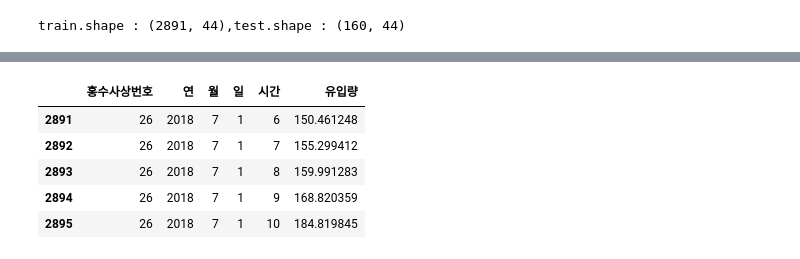
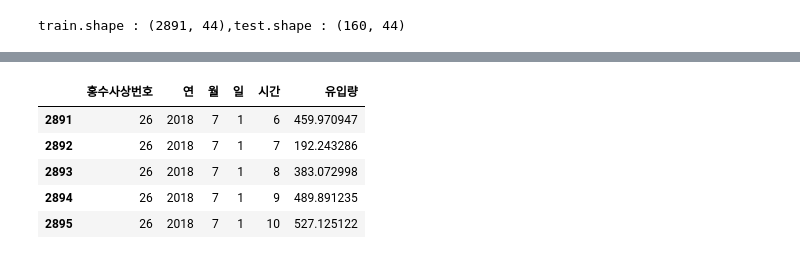
Before and after one commit to Sejong-Kaggle-Challengers/MAIN, a Jupyter notebook: [19-빅콘테스트]/황창현_홍수(최종).ipynb, the cells around one changed output, grey strips where cells are left out. Saved outputs shown, nothing was run; the diff lists cells and outputs as text; code cells hidden in the pictures.

Commit message:
20210827 모델링
1. lstm 수정

```diff
--- a/[19-빅콘테스트]/황창현_홍수(최종).ipynb
+++ b/[19-빅콘테스트]/황창현_홍수(최종).ipynb
@@ -15,0 +83,10 @@ import seaborn as sns
+# %%
+rmse_val = [] #to store rmse values for different k
+for K in range(1,21):
+    model = KNeighborsRegressor(n_neighbors = K,weights = "distance")
+
+    model.fit(x_train, y_train)  #fit the model
+    pred=model.predict(x_test) #make prediction on test set
+    error = np.sqrt(mean_squared_error(y_test,pred)) #calculate rmse
+    rmse_val.append(error) #store rmse values
+    print('RMSE value for k= ' , K , 'is:', error)
@@ -124,6 +264,0 @@ y_train.shape : (1782,), y_valid.shape : (764,)
-# %%
-test_feature=test_x[data.columns[1:]]
-test_label=test_x['유입량']
-
-test_feature,test_label=window_dataset(test_feature,test_label)
-print(f"test_feature.shape : {test_feature.shape}, test_label.shape : {test_label.shape}")
@@ -191,12 +300,11 @@ _________________________________________________________________
 # %%
 #model training
-lr_scheduler = keras.callbacks.ReduceLROnPlateau(factor=0.5, patience=5)
-checkpoint_cb = keras.callbacks.ModelCheckpoint('cnnlstm_model.h5',
+checkpoint_cb = keras.callbacks.ModelCheckpoint('lstm_model.h5',
                                                 monitor='val_root_mean_squared_error',
                                                 save_best_only=True)
 earlystopping_cb = keras.callbacks.EarlyStopping(patience=10, restore_best_weights=True)
-history = cnnlstm_model.fit(x_train, y_train, epochs=1000,
-       validation_data = (x_test, y_test), verbose=1, batch_size=16,
-              callbacks = [checkpoint_cb, earlystopping_cb, lr_scheduler])
+history = lstm_model.fit(train_feature, train_label, epochs=1000,
+       validation_data = (valid_feature, valid_label), verbose=1, batch_size=16,
+              callbacks = [checkpoint_cb, earlystopping_cb])
 # %% [output]
 Epoch 1/1000
@@ -219,11 +327,11 @@ Epoch 28/1000
 # %%
-cnnlstm_model.load_weights('/content/cnnlstm_model.h5')
-pred = cnnlstm_model.predict(test_feature)
+lstm_model.load_weights('/content/lstm_model.h5')
+pred = lstm_model.predict(valid_feature)
 
 ## mean 더하고 std 곱하기
 scaled_pred=(pred*std)+mean
 scaled_pred=[x[0] if x[0]>0 else 0 for x in scaled_pred]
-scaled_test_label=(test_label*std)+mean
+scaled_test_label=(valid_label*std)+mean
 
 from sklearn.metrics import mean_squared_error
 rmse = mean_squared_error(scaled_test_label,scaled_pred)**0.5
@@ -355,12 +341,15 @@ plt.show()
-# %%
-pred=model.predict(test)
-submit_knn=submit.copy()
-submit_knn['유입량']=pred
-submit_knn.head()
-# %% [output]
-|  | 홍수사상번호 | 연 | 월 | 일 | 시간 | 유입량 |
-| 2891 | 26 | 2018 | 7 | 1 | 6 | 150.461248 |
-| 2892 | 26 | 2018 | 7 | 1 | 7 | 155.299412 |
-| 2893 | 26 | 2018 | 7 | 1 | 8 | 159.991283 |
-| 2894 | 26 | 2018 | 7 | 1 | 9 | 168.820359 |
-| 2895 | 26 | 2018 | 7 | 1 | 10 | 184.819845 |
+# %%
+pred = lstm_model.predict(test_feature)
+pred=(pred*std)+mean
+pred=[x[0] if x[0]>0 else 0 for x in pred][-160:]
+
+submit_lstm=submit.copy()
+submit_lstm['유입량']=pred
+submit_lstm.head()
+# %% [output]
+|  | 홍수사상번호 | 연 | 월 | 일 | 시간 | 유입량 |
+| 2891 | 26 | 2018 | 7 | 1 | 6 | 459.970947 |
+| 2892 | 26 | 2018 | 7 | 1 | 7 | 192.243286 |
+| 2893 | 26 | 2018 | 7 | 1 | 8 | 383.072998 |
+| 2894 | 26 | 2018 | 7 | 1 | 9 | 489.891235 |
+| 2895 | 26 | 2018 | 7 | 1 | 10 | 527.125122 |
```
Also changed, not shown: parts of 24 cells of this notebook.
